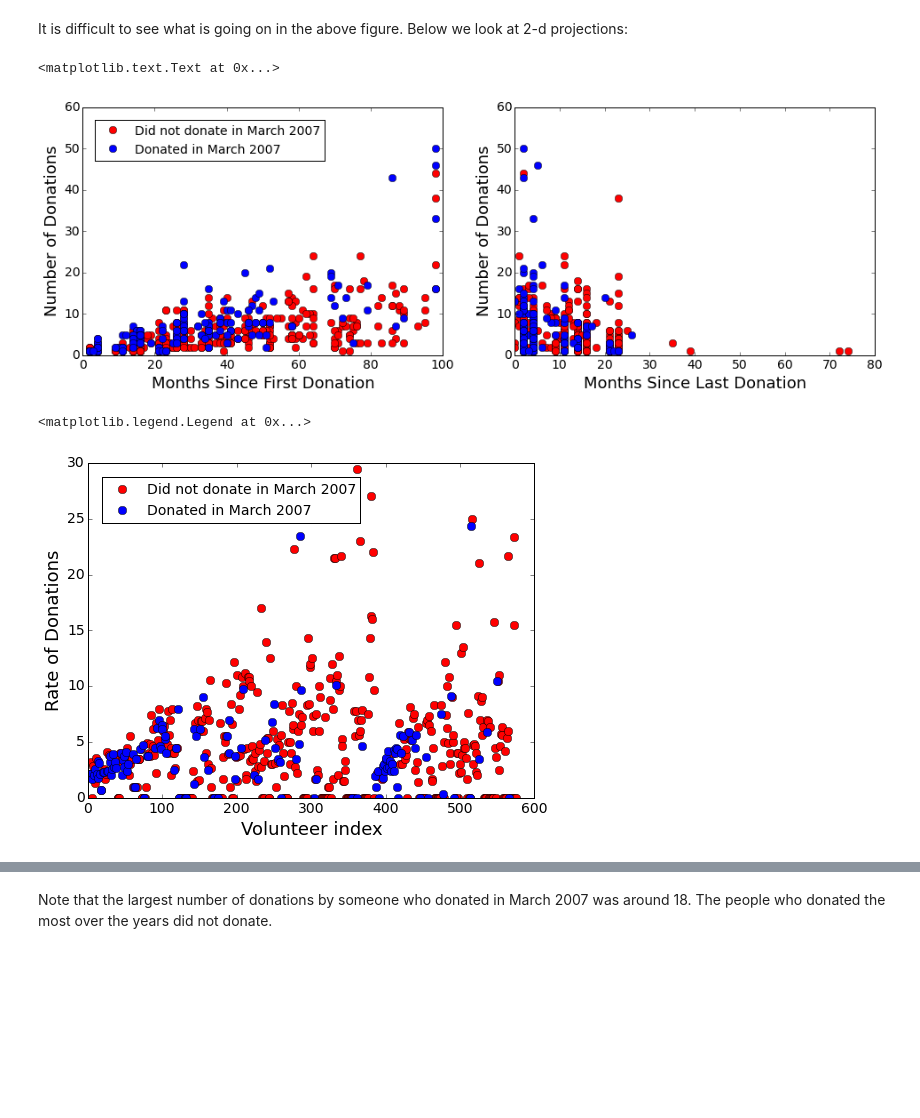
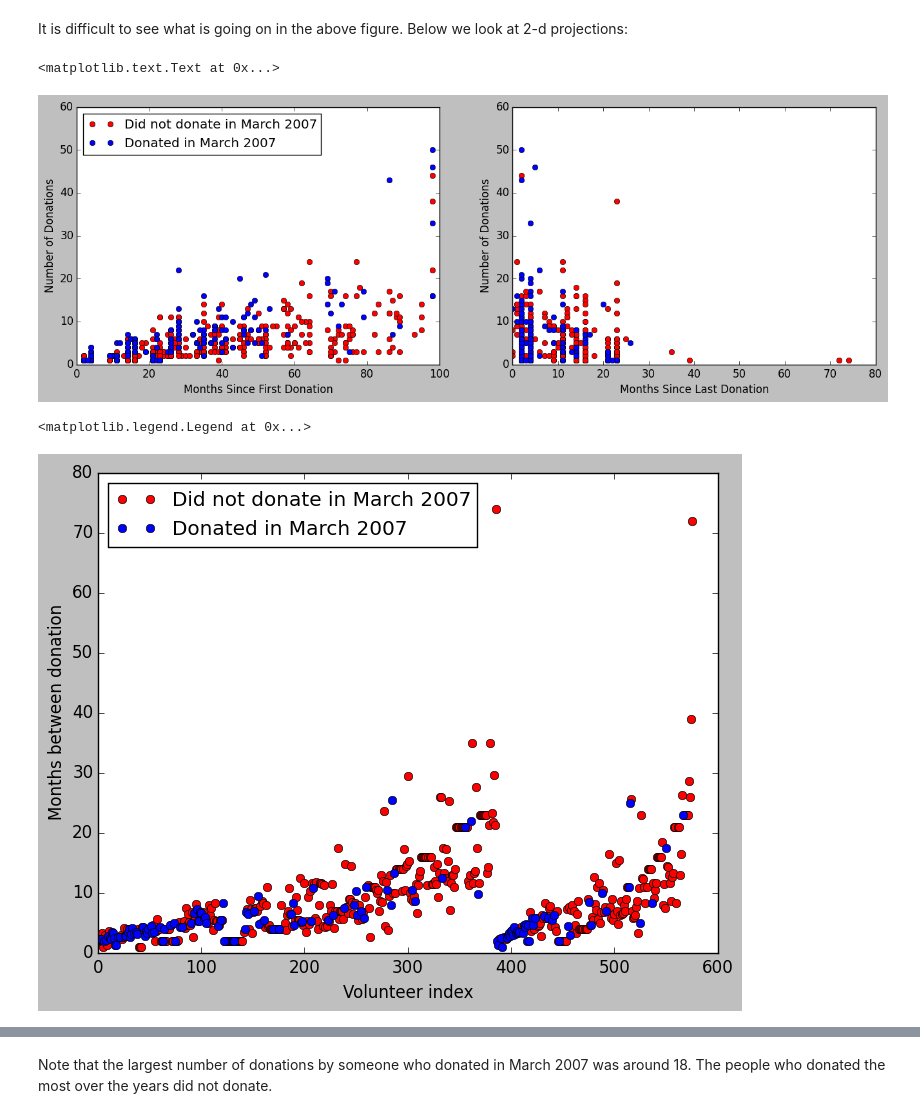
Before and after one commit to jhalverson/data_science, a Jupyter notebook: project_blood_donations/exploratory_data_analysis.ipynb, the cells around one changed output, grey strips where cells are left out. Cells and saved outputs as stored; diff of their text form; code cells hidden in the pictures; blank space fills up the shorter version.

```diff
--- a/project_blood_donations/exploratory_data_analysis.ipynb
+++ b/project_blood_donations/exploratory_data_analysis.ipynb
@@ -93,8 +93,9 @@ df[df['donation_in_march'] == 1].iloc[:,1:-1].corr().applymap(lambda x: round(x,
 Number of donations and total volume are perfectly correlated so we drop one of them as well as first column.
 # %%
 df = df.drop(['total_volume'], axis=1)
-df['rate'] = (df['months_since_first'] - df['months_since_last']) / df['number_of_donations']
-df['donated_in_last_12months'] = df['months_since_last'].apply(lambda x: 0 if x > 12 else 1)
+df['months_btwn_donation'] = df['months_since_first'] / df['number_of_donations']
+df['last_to_first'] = df['months_since_last'] / df['months_since_first']
+df['inverse_first'] = 1.0 / df['months_since_first']
 # %%
 df.head()
 # %% [output]
@@ -147,0 +150,6 @@ df[df['donation_in_march'] == 1].corr().applymap(lambda x: round(x, 2))
+# %%
+import seaborn as sns
+cols = df.columns.tolist()[1:]
+cm = np.corrcoef(df[cols].values.T)
+sns.set(font_scale=1.5)
+hm = sns.heatmap(cm, cbar=True, annot=True, square=True, fmt='.2f', annot_kws={'size': 15}, yticklabels=cols, xticklabels=cols)
@@ -187,13 +199,13 @@ ax1.set_xlabel('Months Since Last Donation')
 ax1.set_ylabel('Number of Donations')
 # %% [output]
 <matplotlib.text.Text at 0x...>
-[figure, old version]
+[figure, new version]
 # %%
-plt.plot(df.index[df.donation_in_march == 0], df.rate[df.donation_in_march == 0], 'ro', label='Did not donate in March 2007')
-plt.plot(df.index[df.donation_in_march == 1], df.rate[df.donation_in_march == 1], 'bo', label='Donated in March 2007')
+plt.plot(df.index[df.donation_in_march == 0], df.months_btwn_donation[df.donation_in_march == 0], 'ro', label='Did not donate in March 2007')
+plt.plot(df.index[df.donation_in_march == 1], df.months_btwn_donation[df.donation_in_march == 1], 'bo', label='Donated in March 2007')
 plt.xlabel('Volunteer index')
-plt.ylabel('Rate of Donations')
+plt.ylabel('Months between donation')
 plt.legend(loc='upper left')
 # %% [output]
 <matplotlib.legend.Legend at 0x...>
-[figure, old version]
+[figure, new version]
```
Also changed, not shown: parts of 10 cells of this notebook.
